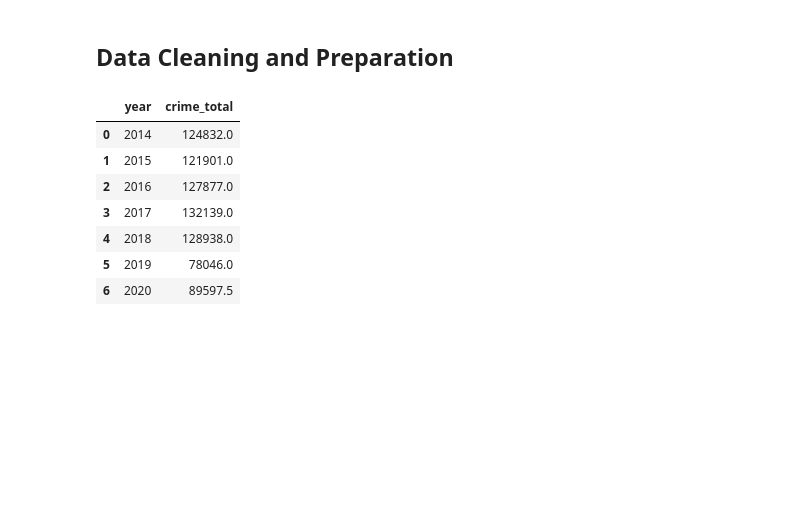
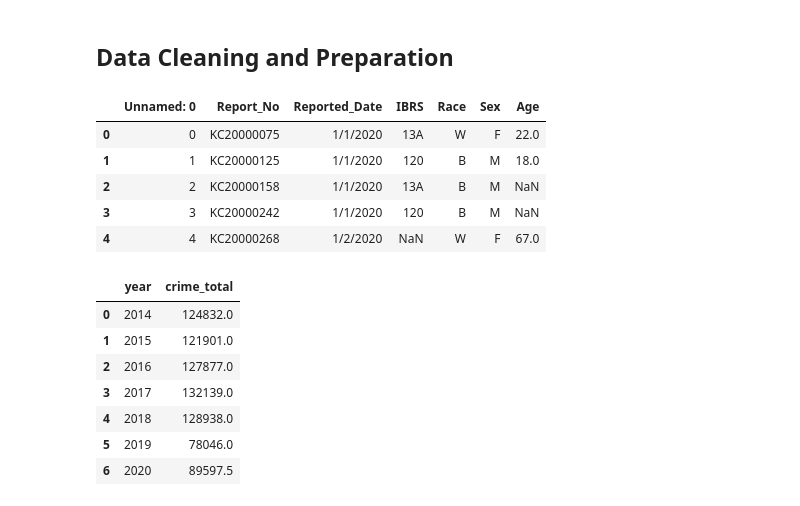
Before and after one commit to sarah-martin/KC_Crime_Predictive_Analysis, a Jupyter notebook: ML.ipynb, the cells around one changed output. Saved outputs shown, nothing was run; the diff lists cells and outputs as text; code cells hidden in the pictures; blank space fills up the shorter version.

```diff
--- a/ML.ipynb
+++ b/ML.ipynb
@@ -15,13 +15,21 @@ from sklearn.preprocessing import StandardScaler
 # %%
 # Read the data from AWS/Google Cloud
 full_data = pd.read_csv('data/final_crime.csv')
 data_14 = pd.read_csv('data/2014_crime.csv')
 data_15 = pd.read_csv('data/2015_crime.csv')
 data_16 = pd.read_csv('data/2016_crime.csv')
 data_17 = pd.read_csv('data/2017_crime.csv')
 data_18 = pd.read_csv('data/2018_crime.csv')
 data_19 = pd.read_csv('data/2019_crime.csv')
 data_20 = pd.read_csv('data/2020_crime.csv')
+data_20.head()
+# %% [output]
+|  | Unnamed: 0 | Report_No | Reported_Date | IBRS | Race | Sex | Age |
+| 0 | 0 | KC20000075 | 1/1/2020 | 13A | W | F | 22.0 |
+| 1 | 1 | KC20000125 | 1/1/2020 | 120 | B | M | 18.0 |
+| 2 | 2 | KC20000158 | 1/1/2020 | 13A | B | M | NaN |
+| 3 | 3 | KC20000242 | 1/1/2020 | 120 | B | M | NaN |
+| 4 | 4 | KC20000268 | 1/2/2020 | NaN | W | F | 67.0 |
 # %%
 # Count and store number of reports per year based on rows in CSV files
 index14=data_14["Report_No"]
```
Also changed, not shown: parts of 17 cells of this notebook, 8 other files.
